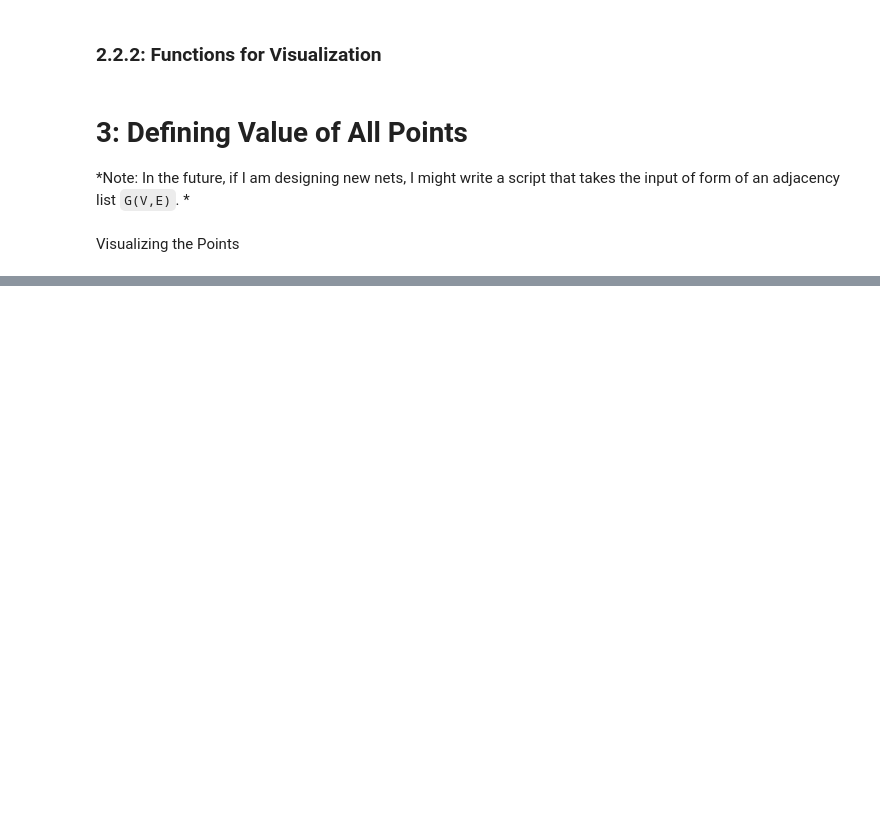
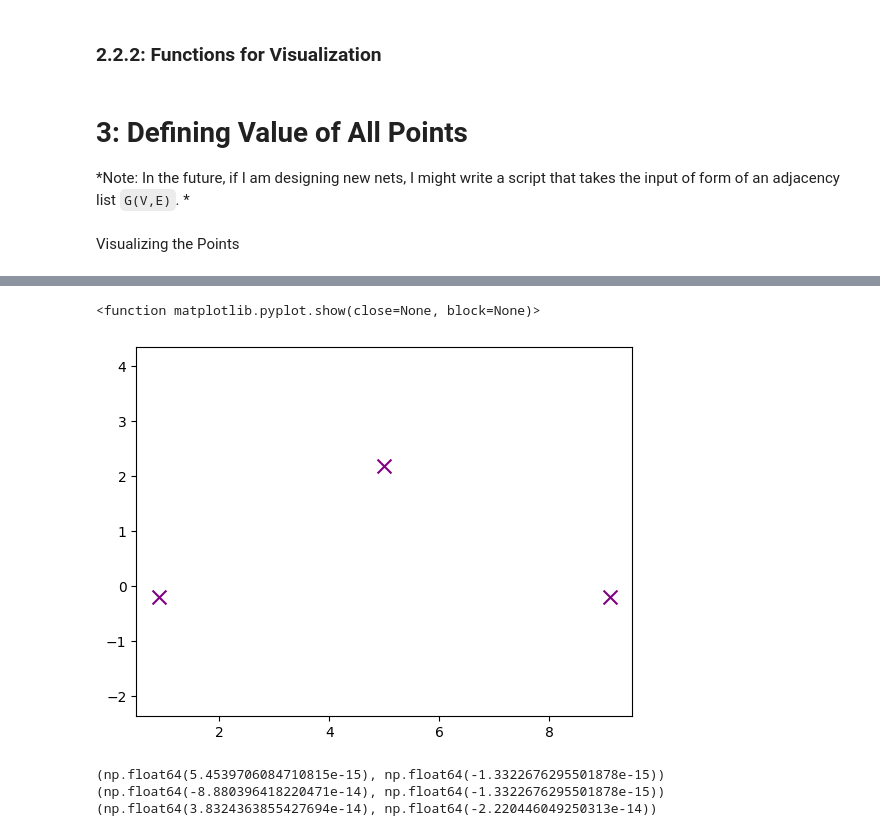
Before and after one commit to zhr98971/GeoNet, a Jupyter notebook: optimization.ipynb, the cells around one changed output, grey strips where cells are left out. Cells and saved outputs as stored; diff of their text form; code cells hidden in the pictures; blank space fills up the shorter version.

```diff
--- a/optimization.ipynb
+++ b/optimization.ipynb
@@ -394,0 +572,40 @@ print(p.imbal)
+# %%
+# Close_up of A11, A12, F1
+
+plt.clf()
+plt.close()
+i = interior_vertices_name.index("A11")
+j = interior_vertices_name.index("A12")
+k = interior_vertices_name.index("F1")
+coords_int = []
+coords_int.append((interior_vertices[i].x, interior_vertices[i].y))
+coords_int.append((interior_vertices[j].x, interior_vertices[j].y))
+coords_int.append((interior_vertices[k].x, interior_vertices[k].y))
+
+plt.scatter(*zip(*coords_int), s=100, marker="x", color="purple")
+
+# Might need BFS/DFS to traverse whole graph and draw all edges
+# Alternative is draw all edges twice (current implementation)
+
+plt.axis('equal')
+plt.show
+# %% [output]
+<function matplotlib.pyplot.show(close=None, block=None)>
+[figure, added]
+# %%
+i = interior_vertices_name.index("A11")
+p = interior_vertices[i]
+print(p.imbal)
+
+i = interior_vertices_name.index("A12")
+p = interior_vertices[i]
+print(p.imbal)
+
+i = interior_vertices_name.index("F1")
+p = interior_vertices[i]
+print(p.imbal)
+# Check imbalance of above points
+# %% [output]
+(np.float64(5.4539706084710815e-15), np.float64(-1.3322676295501878e-15))
+(np.float64(-8.880396418220471e-14), np.float64(-1.3322676295501878e-15))
+(np.float64(3.8324363855427694e-14), np.float64(-2.220446049250313e-14))
```
Also changed, not shown: parts of 13 cells of this notebook.
